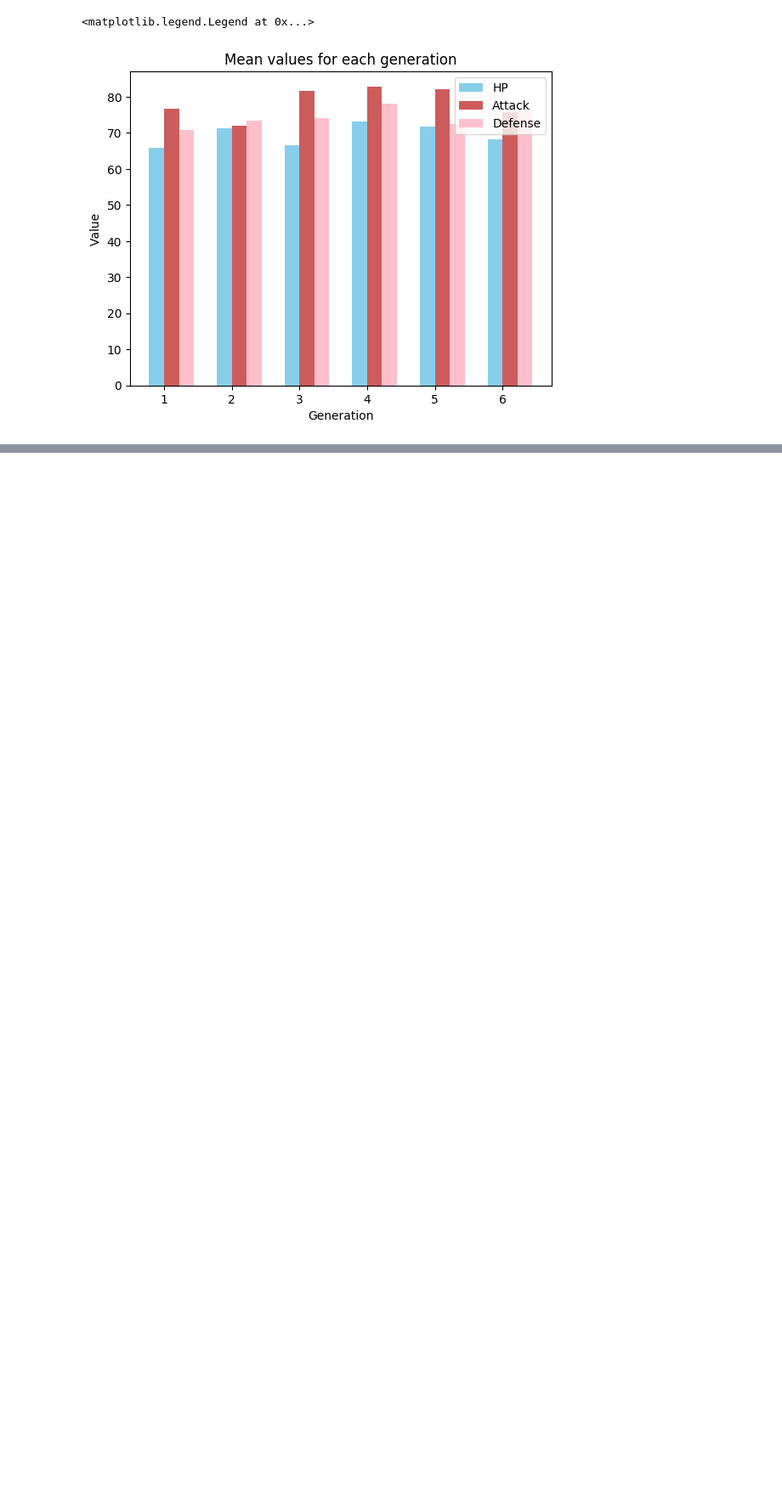
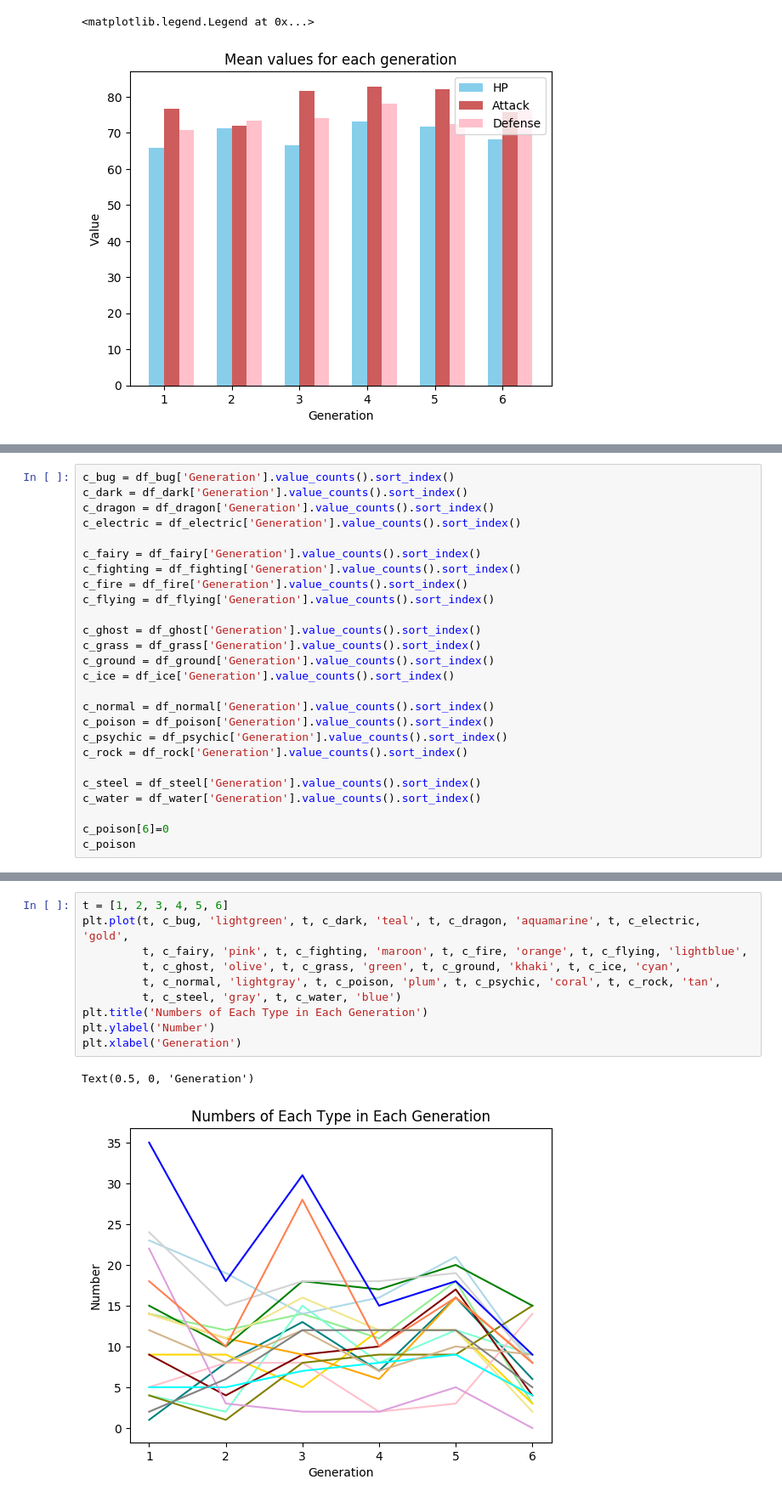
Before and after one commit to kevin110604/FDA_practice, a Jupyter notebook: FDA_hw1.ipynb, the cells around one changed output, grey strips where cells are left out. Shown at 85% size. Saved outputs shown, nothing was run; the diff lists cells and outputs as text; blank space fills up the shorter version.

```diff
--- a/FDA_hw1.ipynb
+++ b/FDA_hw1.ipynb
@@ -676,0 +691,26 @@ ax.legend()
+# %%
+c_bug = df_bug['Generation'].value_counts().sort_index()
+c_dark = df_dark['Generation'].value_counts().sort_index()
+c_dragon = df_dragon['Generation'].value_counts().sort_index()
+c_electric = df_electric['Generation'].value_counts().sort_index()
+
+c_fairy = df_fairy['Generation'].value_counts().sort_index()
+c_fighting = df_fighting['Generation'].value_counts().sort_index()
+c_fire = df_fire['Generation'].value_counts().sort_index()
+c_flying = df_flying['Generation'].value_counts().sort_index()
+
+c_ghost = df_ghost['Generation'].value_counts().sort_index()
+c_grass = df_grass['Generation'].value_counts().sort_index()
+c_ground = df_ground['Generation'].value_counts().sort_index()
+c_ice = df_ice['Generation'].value_counts().sort_index()
+
+c_normal = df_normal['Generation'].value_counts().sort_index()
+c_poison = df_poison['Generation'].value_counts().sort_index()
+c_psychic = df_psychic['Generation'].value_counts().sort_index()
+c_rock = df_rock['Generation'].value_counts().sort_index()
+
+c_steel = df_steel['Generation'].value_counts().sort_index()
+c_water = df_water['Generation'].value_counts().sort_index()
+
+c_poison[6]=0
+c_poison
@@ -676,0 +725,13 @@ ax.legend()
+# %%
+t = [1, 2, 3, 4, 5, 6]
+plt.plot(t, c_bug, 'lightgreen', t, c_dark, 'teal', t, c_dragon, 'aquamarine', t, c_electric, 'gold',
+         t, c_fairy, 'pink', t, c_fighting, 'maroon', t, c_fire, 'orange', t, c_flying, 'lightblue',
+         t, c_ghost, 'olive', t, c_grass, 'green', t, c_ground, 'khaki', t, c_ice, 'cyan',
+         t, c_normal, 'lightgray', t, c_poison, 'plum', t, c_psychic, 'coral', t, c_rock, 'tan',
+         t, c_steel, 'gray', t, c_water, 'blue')
+plt.title('Numbers of Each Type in Each Generation')
+plt.ylabel('Number')
+plt.xlabel('Generation')
+# %% [output]
+Text(0.5, 0, 'Generation')
+[figure, added]
```
Also changed, not shown: parts of 13 cells of this notebook.
